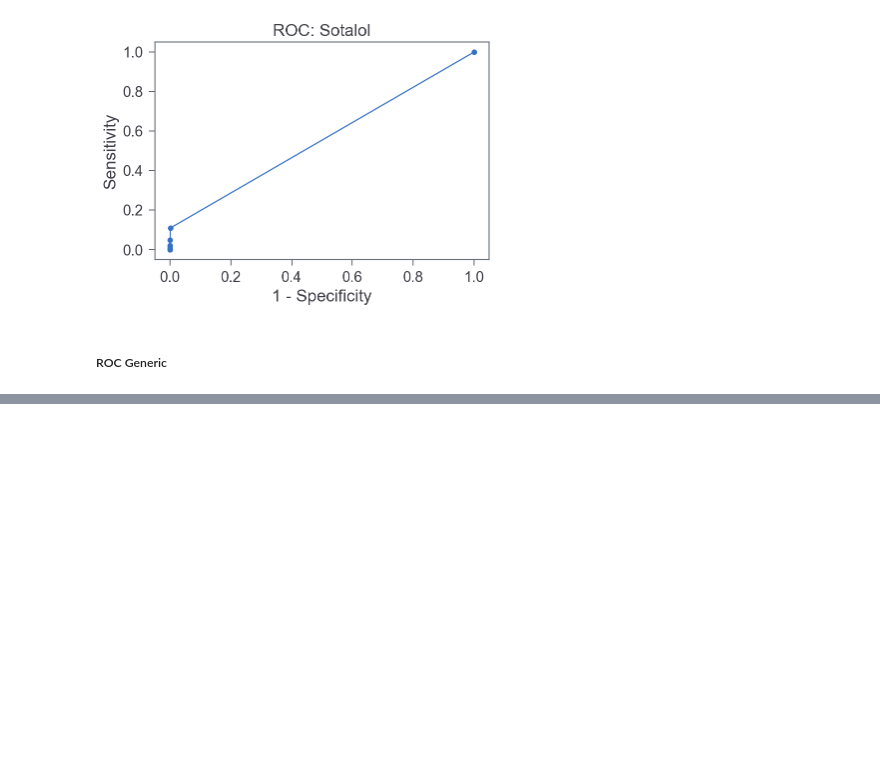
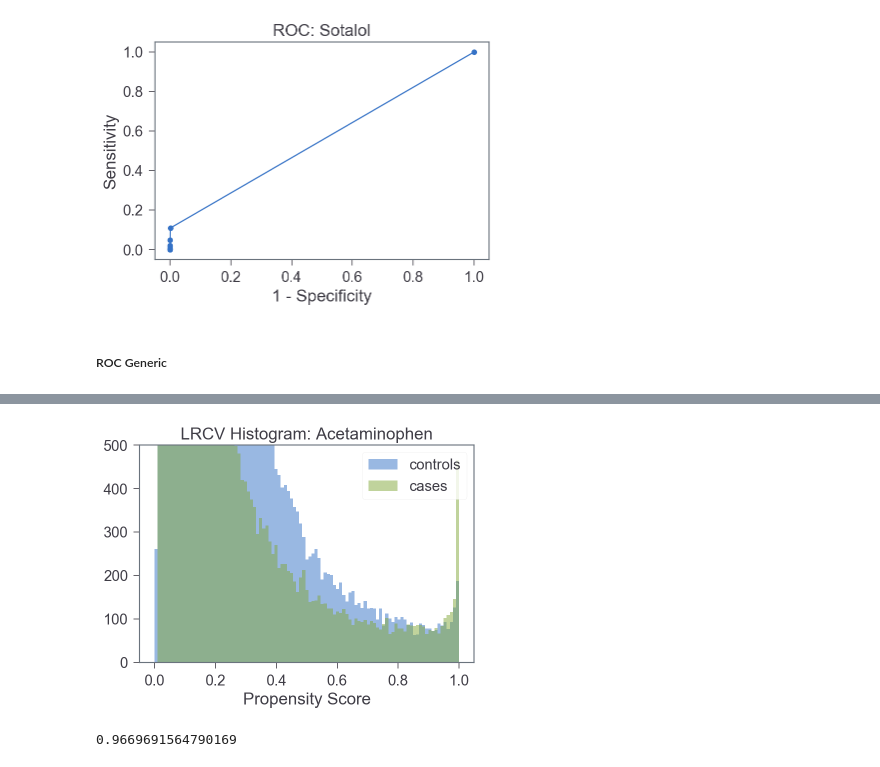
Before and after one commit to tatonetti-lab/sex_risks, a Jupyter notebook: Drugs with Sex Risks.ipynb, the cells around one changed output, grey strips where cells are left out. Cells and saved outputs as stored; diff of their text form; code cells hidden in the pictures; blank space fills up the shorter version.

```diff
--- a/Drugs with Sex Risks.ipynb
+++ b/Drugs with Sex Risks.ipynb
@@ -3062,0 +3142,20 @@ roc_auc_score(y_true, y_scores)
+# %%
+# cases/controls with propensity
+cases = df_PSM_acet.query('{}==1'.format(drug))
+controls = df_PSM_acet.query('{}==0'.format(drug))
+
+# hist
+bins = np.linspace(0, 1, 100)
+plt.hist(controls.Propensity, bins, alpha=0.5, label='controls')
+plt.hist(cases.Propensity, bins, alpha=0.5, label='cases')
+plt.ylim(0,500)
+plt.title("LRCV Histogram: "+drug)
+plt.xlabel("Propensity Score")
+plt.legend(loc='upper right')
+plt.savefig("{}/Histogram_Zoom".format(drug))
+# %% [output]
+[figure, added]
+# %%
+propensity_rf.oob_score_
+# %% [output]
+0.9669691564790169
```
Also changed, not shown: parts of 23 cells of this notebook, 1 other file.
